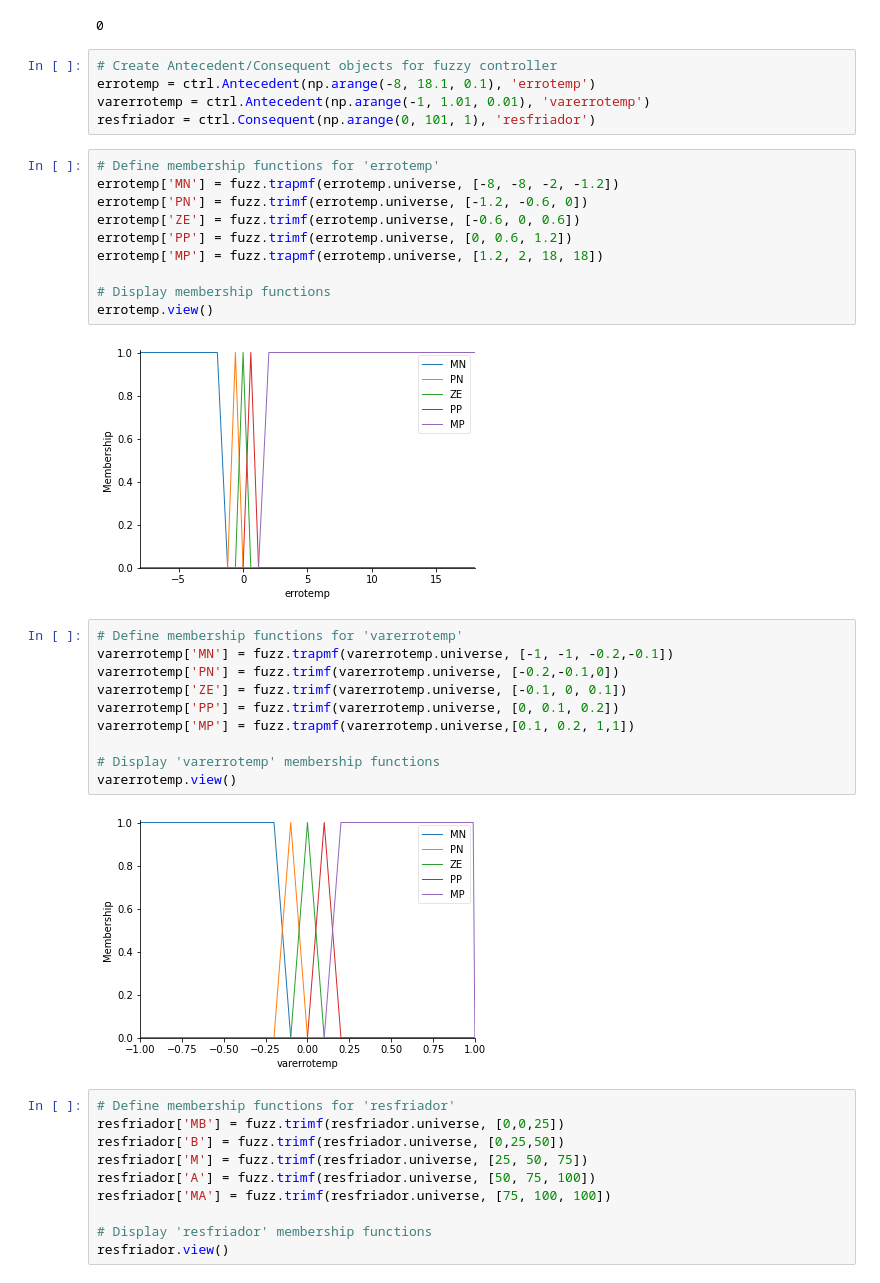
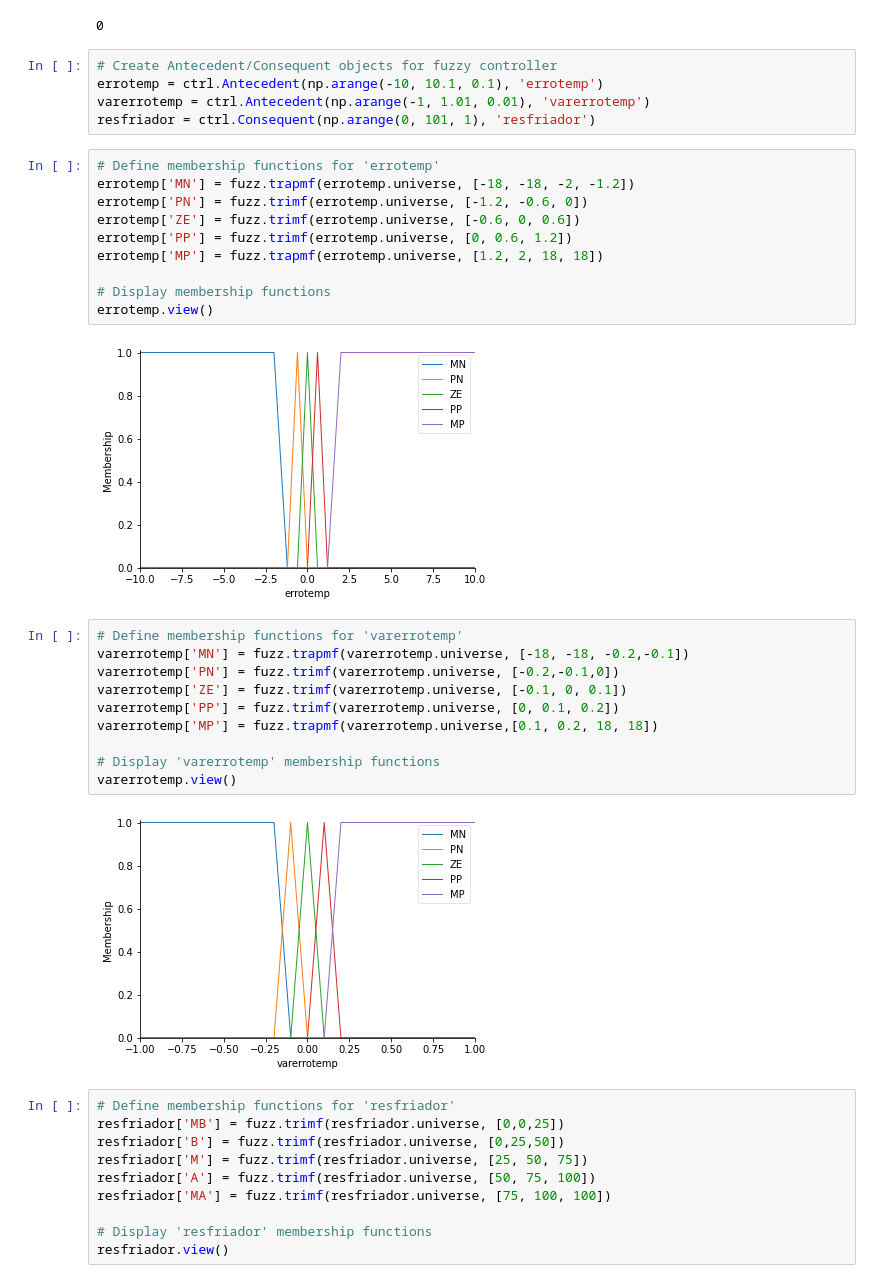
Before and after one commit to paulolopestech/fuzzy_control, a Jupyter notebook: controleFuzzy.ipynb, the cells around one changed output. Cells and saved outputs as stored; diff of their text form.

```diff
--- a/controleFuzzy.ipynb
+++ b/controleFuzzy.ipynb
@@ -40,33 +27,33 @@ client.connect(creds.ip, creds.port, 60)
 0
 # %%
 # Create Antecedent/Consequent objects for fuzzy controller
-errotemp = ctrl.Antecedent(np.arange(-8, 18.1, 0.1), 'errotemp')
+errotemp = ctrl.Antecedent(np.arange(-10, 10.1, 0.1), 'errotemp')
 varerrotemp = ctrl.Antecedent(np.arange(-1, 1.01, 0.01), 'varerrotemp')
 resfriador = ctrl.Consequent(np.arange(0, 101, 1), 'resfriador')
 # %%
 # Define membership functions for 'errotemp'
-errotemp['MN'] = fuzz.trapmf(errotemp.universe, [-8, -8, -2, -1.2])
+errotemp['MN'] = fuzz.trapmf(errotemp.universe, [-18, -18, -2, -1.2])
 errotemp['PN'] = fuzz.trimf(errotemp.universe, [-1.2, -0.6, 0])
 errotemp['ZE'] = fuzz.trimf(errotemp.universe, [-0.6, 0, 0.6])
 errotemp['PP'] = fuzz.trimf(errotemp.universe, [0, 0.6, 1.2])
 errotemp['MP'] = fuzz.trapmf(errotemp.universe, [1.2, 2, 18, 18])
 
 # Display membership functions
 errotemp.view()
 # %% [output]
-[figure, old version]
+[figure, new version]
 # %%
 # Define membership functions for 'varerrotemp'
-varerrotemp['MN'] = fuzz.trapmf(varerrotemp.universe, [-1, -1, -0.2,-0.1])
+varerrotemp['MN'] = fuzz.trapmf(varerrotemp.universe, [-18, -18, -0.2,-0.1])
 varerrotemp['PN'] = fuzz.trimf(varerrotemp.universe, [-0.2,-0.1,0])
 varerrotemp['ZE'] = fuzz.trimf(varerrotemp.universe, [-0.1, 0, 0.1])
 varerrotemp['PP'] = fuzz.trimf(varerrotemp.universe, [0, 0.1, 0.2])
-varerrotemp['MP'] = fuzz.trapmf(varerrotemp.universe,[0.1, 0.2, 1,1])
+varerrotemp['MP'] = fuzz.trapmf(varerrotemp.universe,[0.1, 0.2, 18, 18])
 
 # Display 'varerrotemp' membership functions
 varerrotemp.view()
 # %% [output]
-[figure, old version]
+[figure, new version]
 # %%
 # Define membership functions for 'resfriador'
 resfriador['MB'] = fuzz.trimf(resfriador.universe, [0,0,25])
```
Also changed, not shown: parts of 6 cells of this notebook.
